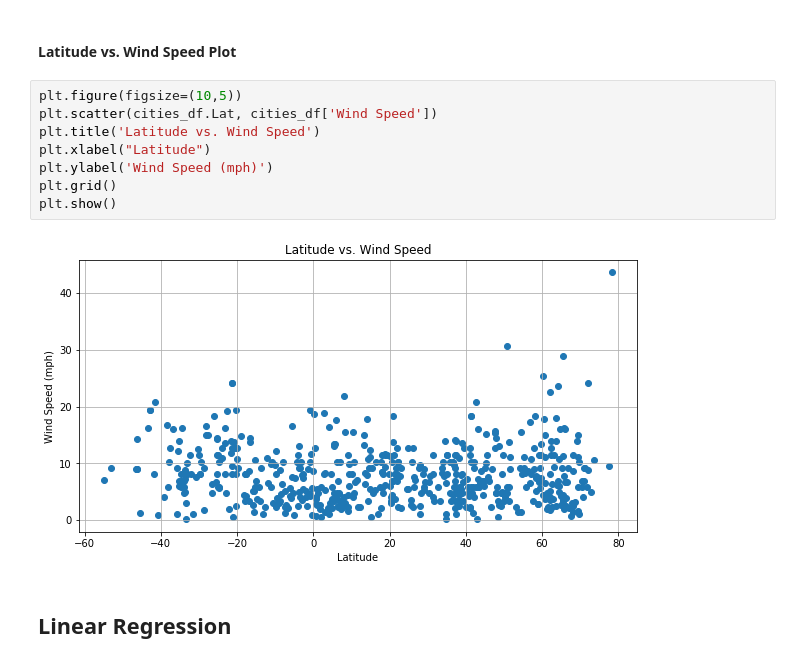
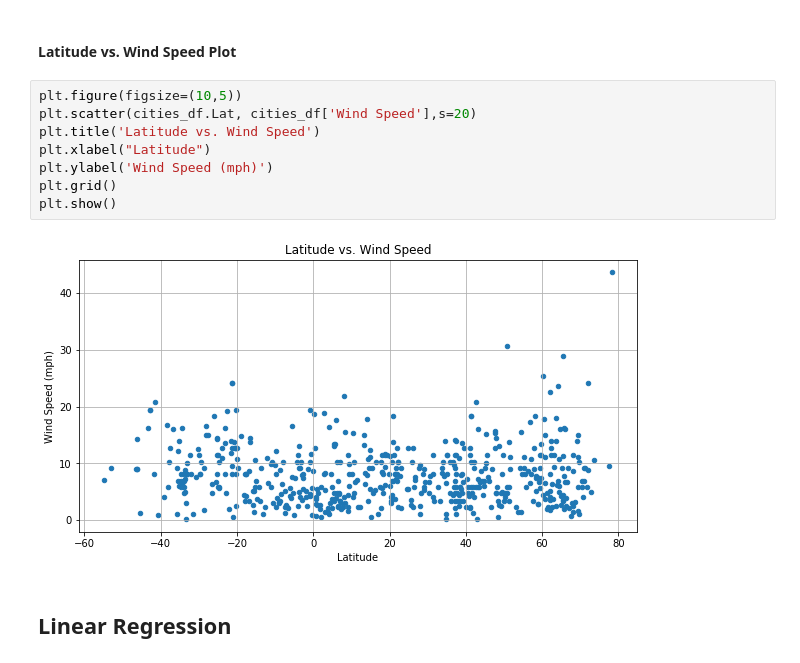
Before and after one commit to aydinjalil/python-api-challenge, a Jupyter notebook: WeatherPy/WeatherPy.ipynb, the cells around one changed output. Drawn from its saved outputs; the diff is of its cells as text.

```diff
--- a/WeatherPy/WeatherPy.ipynb
+++ b/WeatherPy/WeatherPy.ipynb
@@ -164,14 +175,14 @@ plt.show()
 #### Latitude vs. Wind Speed Plot
 # %%
 plt.figure(figsize=(10,5))
-plt.scatter(cities_df.Lat, cities_df['Wind Speed'])
+plt.scatter(cities_df.Lat, cities_df['Wind Speed'],s=20)
 plt.title('Latitude vs. Wind Speed')
 plt.xlabel("Latitude")
 plt.ylabel('Wind Speed (mph)')
 plt.grid()
 plt.show()
 # %% [output]
-[figure, old version]
+[figure, new version]
 # %% [markdown]
 ## Linear Regression
 # %% [markdown]
```
Also changed, not shown: parts of 11 cells of this notebook, 1 other file.
